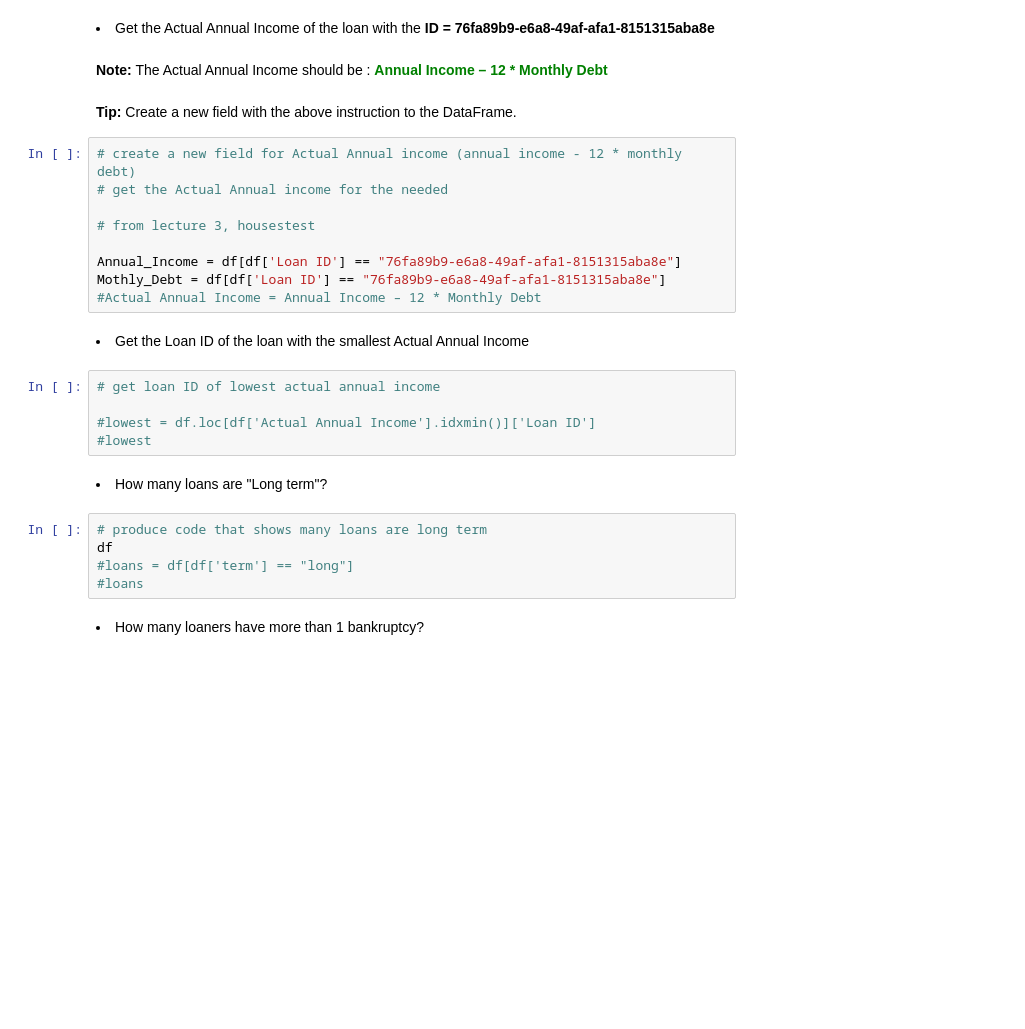
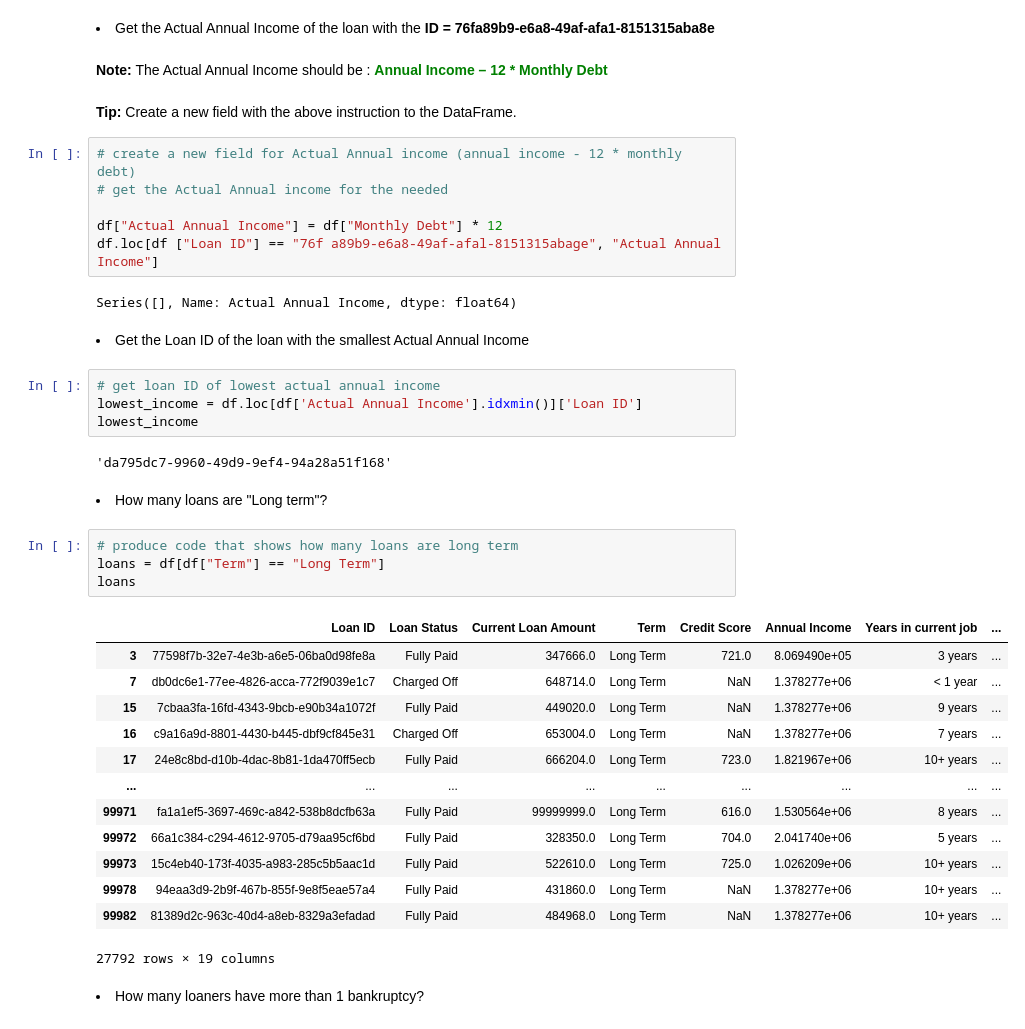
Before and after one commit to crypt0kitik/Introduction-to-Data-Analytics, a Jupyter notebook: Homework sets/SET 2/DataAnalyticsExerciseSet2.ipynb, the cells around one changed output. Saved outputs shown, nothing was run; the diff lists cells and outputs as text; blank space fills up the shorter version.

```diff
--- a/Homework sets/SET 2/DataAnalyticsExerciseSet2.ipynb
+++ b/Homework sets/SET 2/DataAnalyticsExerciseSet2.ipynb
@@ -108,25 +108,38 @@ Home_Ownership[["Home_Ownership"]]
 # create a new field for Actual Annual income (annual income - 12 * monthly debt)
 # get the Actual Annual income for the needed
 
-# from lecture 3, housestest
-
-Annual_Income = df[df['Loan ID'] == "76fa89b9-e6a8-49af-afa1-8151315aba8e"]
-Mothly_Debt = df[df['Loan ID'] == "76fa89b9-e6a8-49af-afa1-8151315aba8e"]
-#Actual Annual Income = Annual Income – 12 * Monthly Debt
+df["Actual Annual Income"] = df["Monthly Debt"] * 12
+df.loc[df ["Loan ID"] == "76f a89b9-e6a8-49af-afal-8151315abage", "Actual Annual Income"]
+# %% [output]
+Series([], Name: Actual Annual Income, dtype: float64)
 # %% [markdown]
 <li>Get the Loan ID of the loan with the smallest Actual Annual Income </li>
 # %%
 # get loan ID of lowest actual annual income
-
-#lowest = df.loc[df['Actual Annual Income'].idxmin()]['Loan ID']
-#lowest
+lowest_income = df.loc[df['Actual Annual Income'].idxmin()]['Loan ID']
+lowest_income
+# %% [output]
+'da795dc7-9960-49d9-9ef4-94a28a51f168'
 # %% [markdown]
 <li>How many loans are "Long term"?</li>
 # %%
-# produce code that shows many loans are long term
-df
-#loans = df[df['term'] == "long"]
-#loans
+# produce code that shows how many loans are long term
+loans = df[df["Term"] == "Long Term"]
+loans
+# %% [output]
+|  | Loan ID | Loan Status | Current Loan Amount | Term | Credit Score | Annual Income | Years in current job | ... |
+| 3 | 77598f7b-32e7-4e3b-a6e5-06ba0d98fe8a | Fully Paid | 347666.0 | Long Term | 721.0 | 8.069490e+05 | 3 years | ... |
+| 7 | db0dc6e1-77ee-4826-acca-772f9039e1c7 | Charged Off | 648714.0 | Long Term | NaN | 1.378277e+06 | < 1 year | ... |
+| 15 | 7cbaa3fa-16fd-4343-9bcb-e90b34a1072f | Fully Paid | 449020.0 | Long Term | NaN | 1.378277e+06 | 9 years | ... |
+| 16 | c9a16a9d-8801-4430-b445-dbf9cf845e31 | Charged Off | 653004.0 | Long Term | NaN | 1.378277e+06 | 7 years | ... |
+| 17 | 24e8c8bd-d10b-4dac-8b81-1da470ff5ecb | Fully Paid | 666204.0 | Long Term | 723.0 | 1.821967e+06 | 10+ years | ... |
+| ... | ... | ... | ... | ... | ... | ... | ... | ... |
+| 99971 | fa1a1ef5-3697-469c-a842-538b8dcfb63a | Fully Paid | 99999999.0 | Long Term | 616.0 | 1.530564e+06 | 8 years | ... |
+| 99972 | 66a1c384-c294-4612-9705-d79aa95cf6bd | Fully Paid | 328350.0 | Long Term | 704.0 | 2.041740e+06 | 5 years | ... |
+| 99973 | 15c4eb40-173f-4035-a983-285c5b5aac1d | Fully Paid | 522610.0 | Long Term | 725.0 | 1.026209e+06 | 10+ years | ... |
+| 99978 | 94eaa3d9-2b9f-467b-855f-9e8f5eae57a4 | Fully Paid | 431860.0 | Long Term | NaN | 1.378277e+06 | 10+ years | ... |
+| 99982 | 81389d2c-963c-40d4-a8eb-8329a3efadad | Fully Paid | 484968.0 | Long Term | NaN | 1.378277e+06 | 10+ years | ... |
+27792 rows × 19 columns
 # %% [markdown]
 <li>How many loaners have more than 1 bankruptcy?</li>
 # %%
```
Also changed, not shown: parts of 6 cells of this notebook.
